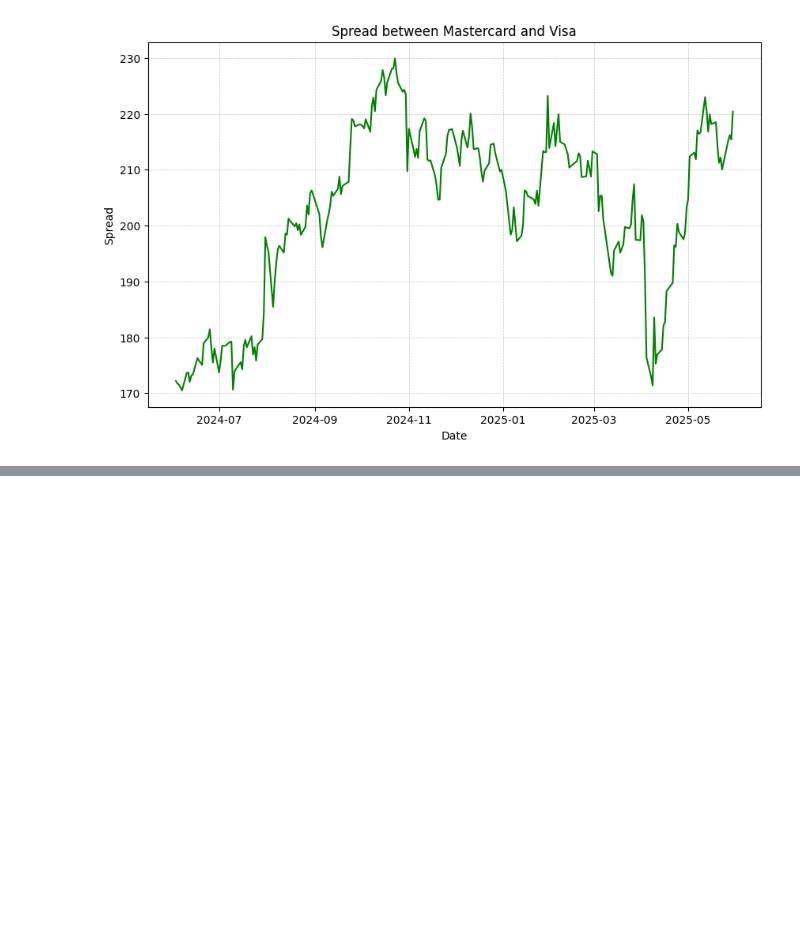
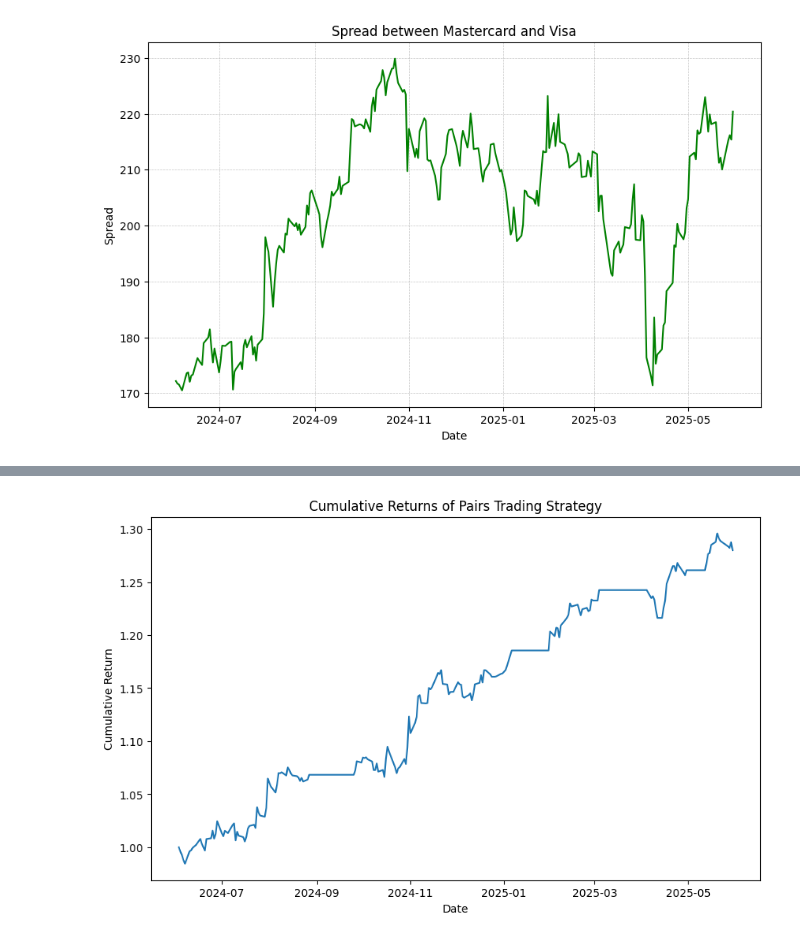
Before and after one commit to jay-gleeson/fintech-pairs-csuf, a Jupyter notebook: archive/pairs_trading.ipynb, the cells around one changed output, grey strips where cells are left out. Cells and saved outputs as stored; diff of their text form; code cells hidden in the pictures; blank space fills up the shorter version.

```diff
--- a/archive/pairs_trading.ipynb
+++ b/archive/pairs_trading.ipynb
@@ -696,0 +652,67 @@ plot_cumulative_returns(df, pair)
+# %%
+# Function to plot the cumulative returns of the pairs trading strategy.
+def plot_cumulative_returns(data, pair):
+
+    # Compute daily returns for each stock in the pair.
+    data[f'{pair[1]}_return'] = (data[pair[1]] - data[pair[1]].shift(1)) / data[pair[1]].shift(1)
+    data[f'{pair[0]}_return'] = (data[pair[0]] - data[pair[0]].shift(1)) / data[pair[0]].shift(1)
+
+    # Add buy/sell for each stock in df to plot later.
+    buy_col_0 = f'buy_{pair[0]}'
+    buy_col_1 = f'buy_{pair[1]}'
+    sell_col_0 = f'sell_{pair[0]}'
+    sell_col_1 = f'sell_{pair[1]}'
+
+    # Ensure columns exist and are initialized to 0.0 if not already present.
+    for col in [buy_col_0, buy_col_1, sell_col_0, sell_col_1]:
+        if col not in data.columns:
+            data[col] = 0.0
+        else:
+            data[col].values[:] = 0.0
+
+    # Mark buy/sell signals based on position changes.
+    for n in range(1, length(data['spread'])):
+        pos = data['pos'].iloc[n]
+        prev_pos = data['pos'].iloc[n-1]
+
+        # Enter long: pos changes from 0 to 1.
+        if prev_pos == 0 and pos == 1:
+            data.at[data.index[n], buy_col_0] = data.at[data.index[n], pair[0]]
+            data.at[data.index[n], sell_col_1] = data.at[data.index[n], pair[1]]
+        # Enter short: pos changes from 0 to -1.
+        elif prev_pos == 0 and pos == -1:
+            data.at[data.index[n], sell_col_0] = data.at[data.index[n], pair[0]]
+            data.at[data.index[n], buy_col_1] = data.at[data.index[n], pair[1]]
+        # Exit long: pos changes from 1 to 0.
+        elif prev_pos == 1 and pos == 0:
+            data.at[data.index[n], sell_col_0] = data.at[data.index[n], pair[0]]
+            data.at[data.index[n], buy_col_1] = data.at[data.index[n], pair[1]]
+        # Exit short: pos changes from -1 to 0.
+        elif prev_pos == -1 and pos == 0:
+            data.at[data.index[n], buy_col_0] = data.at[data.index[n], pair[0]]
+            data.at[data.index[n], sell_col_1] = data.at[data.index[n], pair[1]]
+
+    # Strategy returns.
+    data['strategy_return'] = data['pos'].shift(1) * (data[f'{pair[1]}_return'] - data[f'{pair[0]}_return'])
+
+    # Cumulative returns.
+    cumulative_return = []
+    prod = 1
+    for n in data['strategy_return'].fillna(0):
+        prod *= (1 + n)
+        cumulative_return.append(prod)
+    data['cumulative_return'] = cumulative_return
+
+    # Plot cumulative returns.
+    plt.figure(figsize=(10, 6))
+    plt.plot(data.index, data['cumulative_return'], label='Cumulative Return from Strategy')
+    plt.title('Cumulative Returns of Pairs Trading Strategy')
+    plt.xlabel('Date')
+    plt.ylabel('Cumulative Return')
+    plt.show()
+    plt.close()
+
+# Plot the cumulative returns of the pairs trading strategy.
+plot_cumulative_returns(df_trading, pair)
+# %% [output]
+[figure, added]
```
Also changed, not shown: parts of 23 cells of this notebook, 1 other file.
